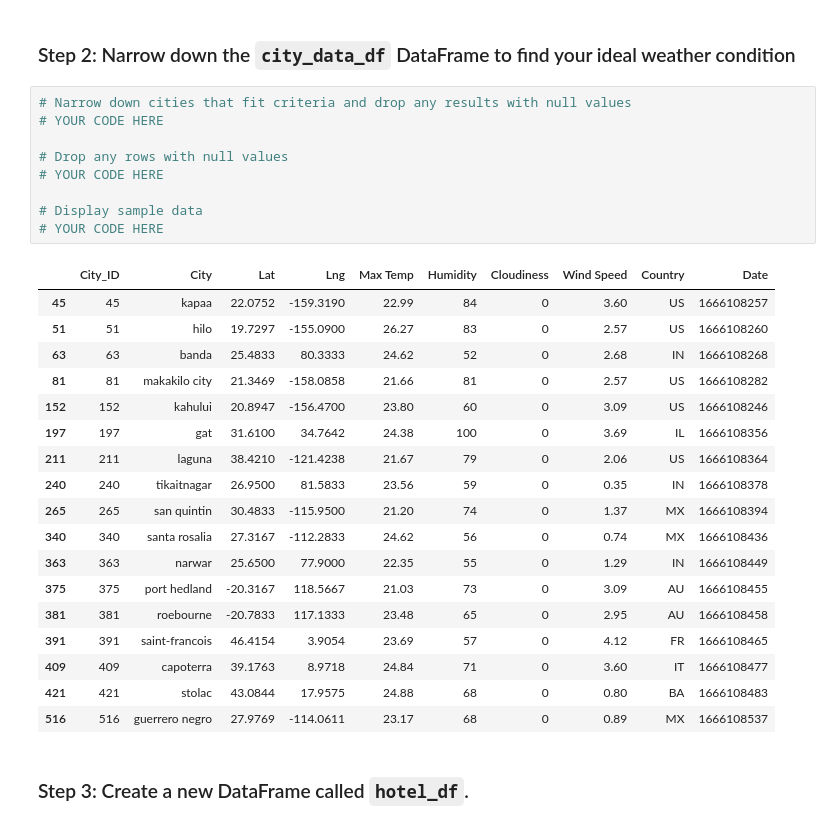
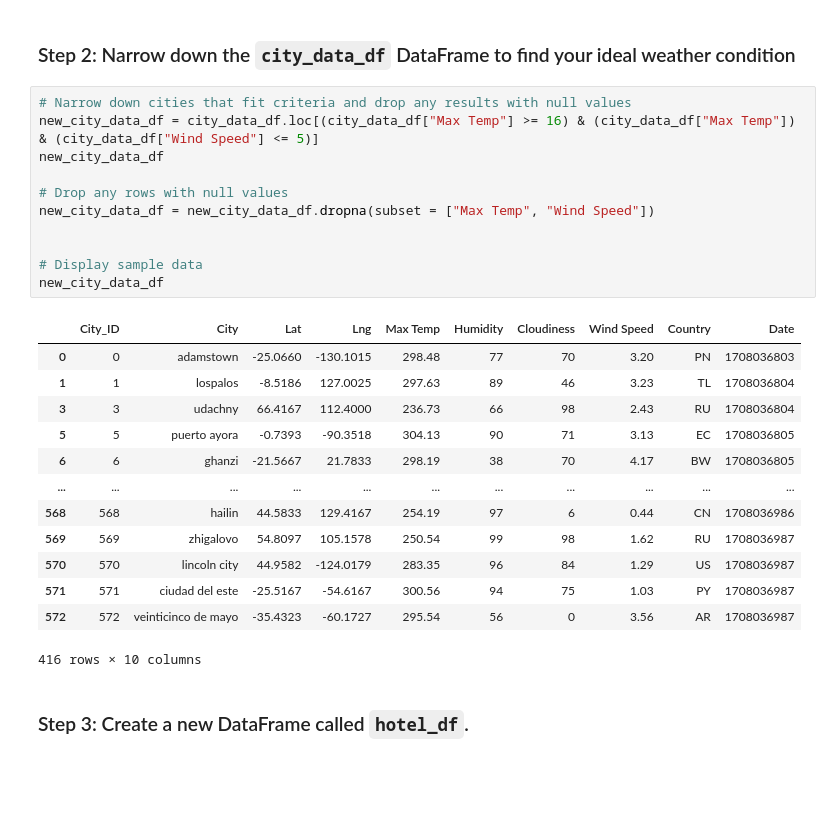
Before and after one commit to bassoon03/python-api-challenge, a Jupyter notebook: WeatherVacationPy/VacationPy.ipynb, the cells around one changed output. Cells and saved outputs as stored; diff of their text form; blank space fills up the shorter version.

```diff
--- a/WeatherVacationPy/VacationPy.ipynb
+++ b/WeatherVacationPy/VacationPy.ipynb
@@ -43,32 +47,29 @@ map_plot_1
 ### Step 2: Narrow down the `city_data_df` DataFrame to find your ideal weather condition
 # %%
 # Narrow down cities that fit criteria and drop any results with null values
-# YOUR CODE HERE
+new_city_data_df = city_data_df.loc[(city_data_df["Max Temp"] >= 16) & (city_data_df["Max Temp"]) & (city_data_df["Wind Speed"] <= 5)]
+new_city_data_df
 
 # Drop any rows with null values
-# YOUR CODE HERE
+new_city_data_df = new_city_data_df.dropna(subset = ["Max Temp", "Wind Speed"])
+
 
 # Display sample data
-# YOUR CODE HERE
+new_city_data_df
 # %% [output]
 |  | City_ID | City | Lat | Lng | Max Temp | Humidity | Cloudiness | Wind Speed | Country | Date |
-| 45 | 45 | kapaa | 22.0752 | -159.3190 | 22.99 | 84 | 0 | 3.60 | US | 1666108257 |
-| 51 | 51 | hilo | 19.7297 | -155.0900 | 26.27 | 83 | 0 | 2.57 | US | 1666108260 |
-| 63 | 63 | banda | 25.4833 | 80.3333 | 24.62 | 52 | 0 | 2.68 | IN | 1666108268 |
-| 81 | 81 | makakilo city | 21.3469 | -158.0858 | 21.66 | 81 | 0 | 2.57 | US | 1666108282 |
-| 152 | 152 | kahului | 20.8947 | -156.4700 | 23.80 | 60 | 0 | 3.09 | US | 1666108246 |
-| 197 | 197 | gat | 31.6100 | 34.7642 | 24.38 | 100 | 0 | 3.69 | IL | 1666108356 |
-| 211 | 211 | laguna | 38.4210 | -121.4238 | 21.67 | 79 | 0 | 2.06 | US | 1666108364 |
-| 240 | 240 | tikaitnagar | 26.9500 | 81.5833 | 23.56 | 59 | 0 | 0.35 | IN | 1666108378 |
-| 265 | 265 | san quintin | 30.4833 | -115.9500 | 21.20 | 74 | 0 | 1.37 | MX | 1666108394 |
-| 340 | 340 | santa rosalia | 27.3167 | -112.2833 | 24.62 | 56 | 0 | 0.74 | MX | 1666108436 |
-| 363 | 363 | narwar | 25.6500 | 77.9000 | 22.35 | 55 | 0 | 1.29 | IN | 1666108449 |
-| 375 | 375 | port hedland | -20.3167 | 118.5667 | 21.03 | 73 | 0 | 3.09 | AU | 1666108455 |
-| 381 | 381 | roebourne | -20.7833 | 117.1333 | 23.48 | 65 | 0 | 2.95 | AU | 1666108458 |
-| 391 | 391 | saint-francois | 46.4154 | 3.9054 | 23.69 | 57 | 0 | 4.12 | FR | 1666108465 |
-| 409 | 409 | capoterra | 39.1763 | 8.9718 | 24.84 | 71 | 0 | 3.60 | IT | 1666108477 |
-| 421 | 421 | stolac | 43.0844 | 17.9575 | 24.88 | 68 | 0 | 0.80 | BA | 1666108483 |
-| 516 | 516 | guerrero negro | 27.9769 | -114.0611 | 23.17 | 68 | 0 | 0.89 | MX | 1666108537 |
+| 0 | 0 | adamstown | -25.0660 | -130.1015 | 298.48 | 77 | 70 | 3.20 | PN | 1708036803 |
+| 1 | 1 | lospalos | -8.5186 | 127.0025 | 297.63 | 89 | 46 | 3.23 | TL | 1708036804 |
+| 3 | 3 | udachny | 66.4167 | 112.4000 | 236.73 | 66 | 98 | 2.43 | RU | 1708036804 |
+| 5 | 5 | puerto ayora | -0.7393 | -90.3518 | 304.13 | 90 | 71 | 3.13 | EC | 1708036805 |
+| 6 | 6 | ghanzi | -21.5667 | 21.7833 | 298.19 | 38 | 70 | 4.17 | BW | 1708036805 |
+| ... | ... | ... | ... | ... | ... | ... | ... | ... | ... | ... |
+| 568 | 568 | hailin | 44.5833 | 129.4167 | 254.19 | 97 | 6 | 0.44 | CN | 1708036986 |
+| 569 | 569 | zhigalovo | 54.8097 | 105.1578 | 250.54 | 99 | 98 | 1.62 | RU | 1708036987 |
+| 570 | 570 | lincoln city | 44.9582 | -124.0179 | 283.35 | 96 | 84 | 1.29 | US | 1708036987 |
+| 571 | 571 | ciudad del este | -25.5167 | -54.6167 | 300.56 | 94 | 75 | 1.03 | PY | 1708036987 |
+| 572 | 572 | veinticinco de mayo | -35.4323 | -60.1727 | 295.54 | 56 | 0 | 3.56 | AR | 1708036987 |
+416 rows × 10 columns
 # %% [markdown]
 ### Step 3: Create a new DataFrame called `hotel_df`.
 # %%
```
Also changed, not shown: parts of 5 cells of this notebook, 1 other file.
